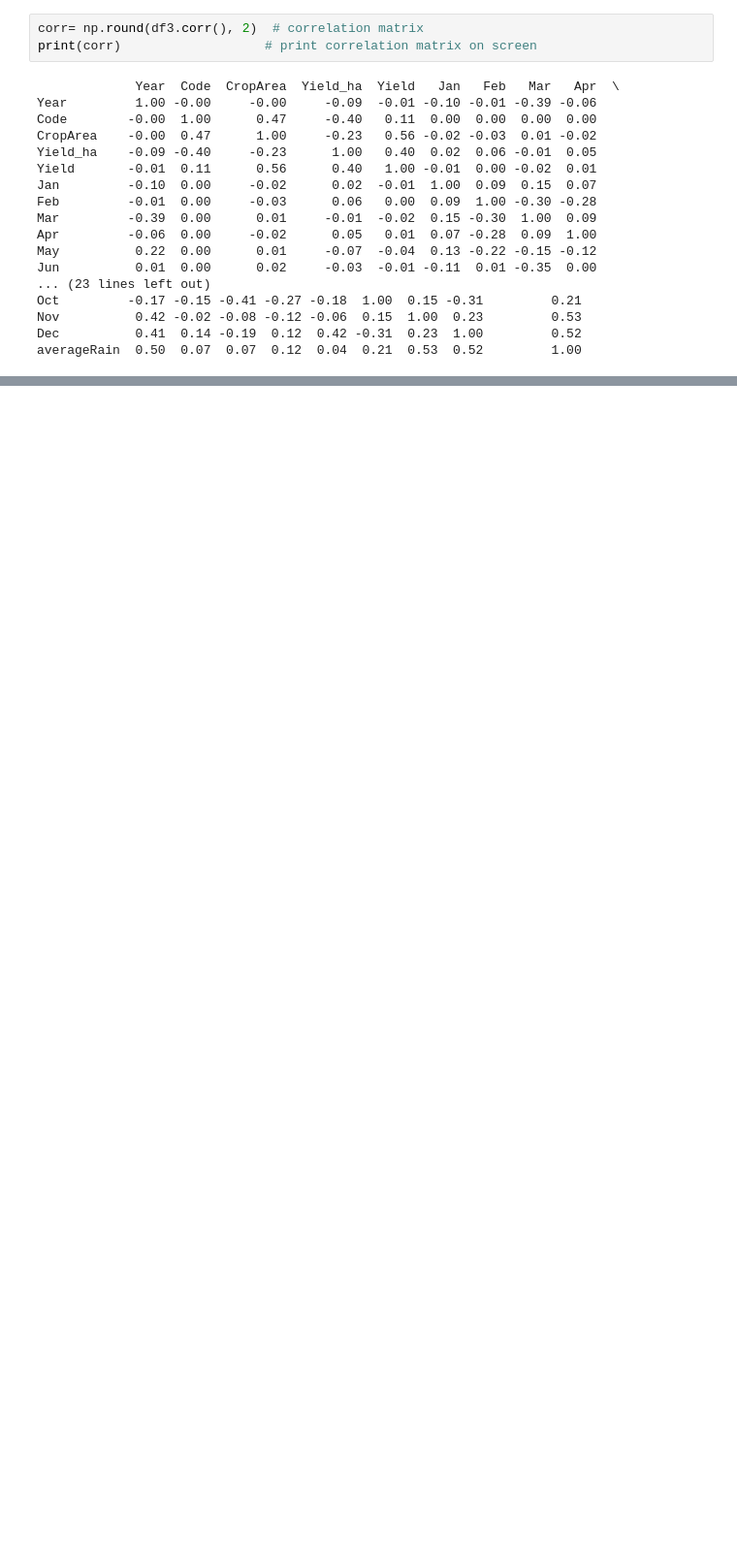
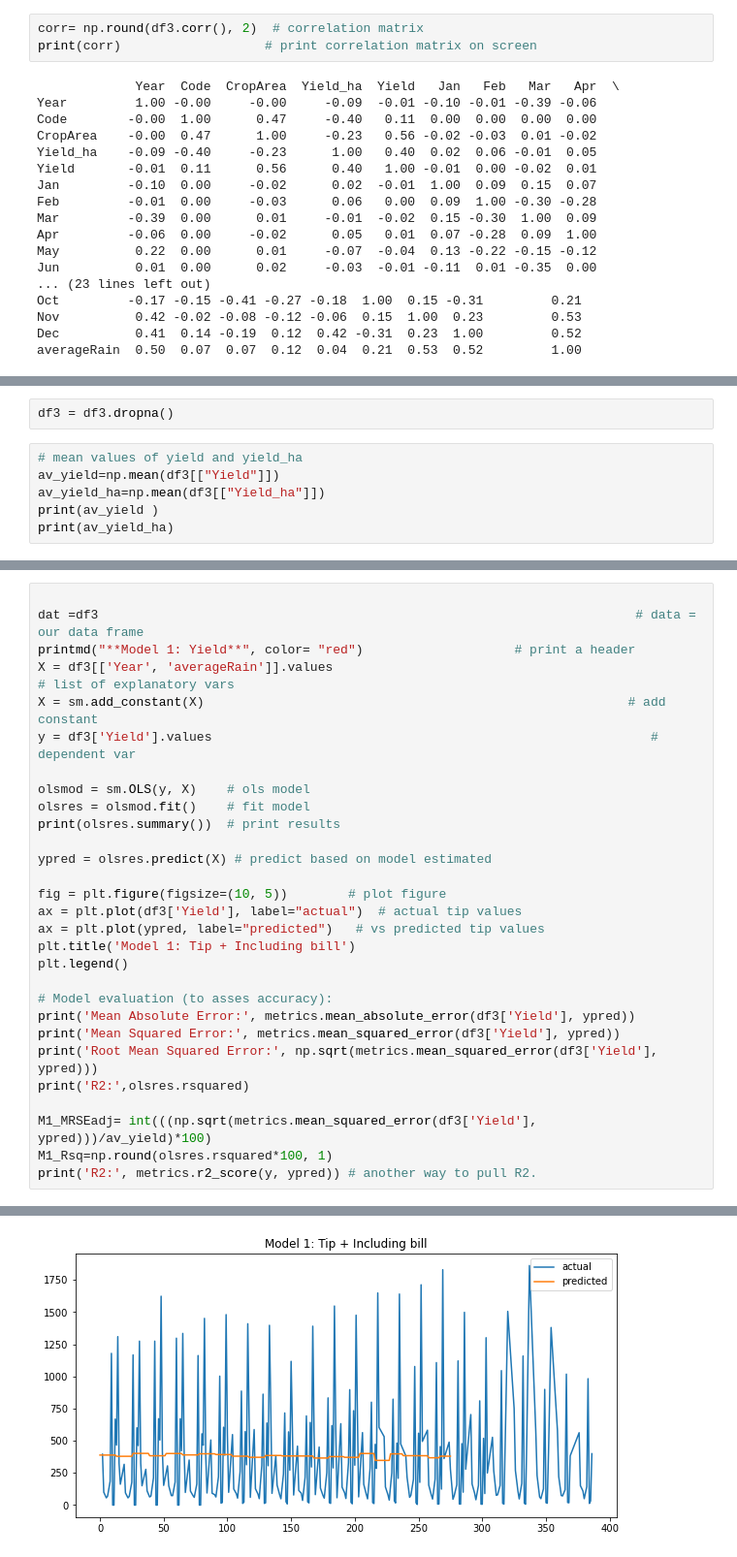
Before and after one commit to Vitalismirnov/CA2_Smirnoff, a Jupyter notebook: CA2_VitalisSmirnovs.ipynb, the cells around one changed output, grey strips where cells are left out. Shown at 97% size. Cells and saved outputs as stored; diff of their text form; blank space fills up the shorter version.

```diff
--- a/CA2_VitalisSmirnovs.ipynb
+++ b/CA2_VitalisSmirnovs.ipynb
@@ -684,0 +883,8 @@ print(result)
+# %%
+df3 = df3.dropna()
+# %%
+# mean values of yield and yield_ha
+av_yield=np.mean(df3[["Yield"]])
+av_yield_ha=np.mean(df3[["Yield_ha"]])
+print(av_yield )
+print(av_yield_ha)
@@ -684,0 +909,30 @@ print(result)
+# %%
+
+dat =df3                                                                       # data = our data frame
+printmd("**Model 1: Yield**", color= "red")                    # print a header
+X = df3[['Year', 'averageRain']].values                                                 # list of explanatory vars
+X = sm.add_constant(X)                                                        # add constant
+y = df3['Yield'].values                                                          # dependent var
+
+olsmod = sm.OLS(y, X)    # ols model
+olsres = olsmod.fit()    # fit model
+print(olsres.summary())  # print results
+
+ypred = olsres.predict(X) # predict based on model estimated
+
+fig = plt.figure(figsize=(10, 5))        # plot figure
+ax = plt.plot(df3['Yield'], label="actual")  # actual tip values
+ax = plt.plot(ypred, label="predicted")   # vs predicted tip values
+plt.title('Model 1: Tip + Including bill')
+plt.legend()
+
+# Model evaluation (to asses accuracy):
+print('Mean Absolute Error:', metrics.mean_absolute_error(df3['Yield'], ypred))
+print('Mean Squared Error:', metrics.mean_squared_error(df3['Yield'], ypred))
+print('Root Mean Squared Error:', np.sqrt(metrics.mean_squared_error(df3['Yield'], ypred)))
+print('R2:',olsres.rsquared)
+
+M1_MRSEadj= int(((np.sqrt(metrics.mean_squared_error(df3['Yield'], ypred)))/av_yield)*100)
+M1_Rsq=np.round(olsres.rsquared*100, 1)
+print('R2:', metrics.r2_score(y, ypred)) # another way to pull R2.
+# %% [output]
@@ -684,0 +957 @@ print(result)
+[figure, added]
```
Also changed, not shown: parts of 16 cells of this notebook.
